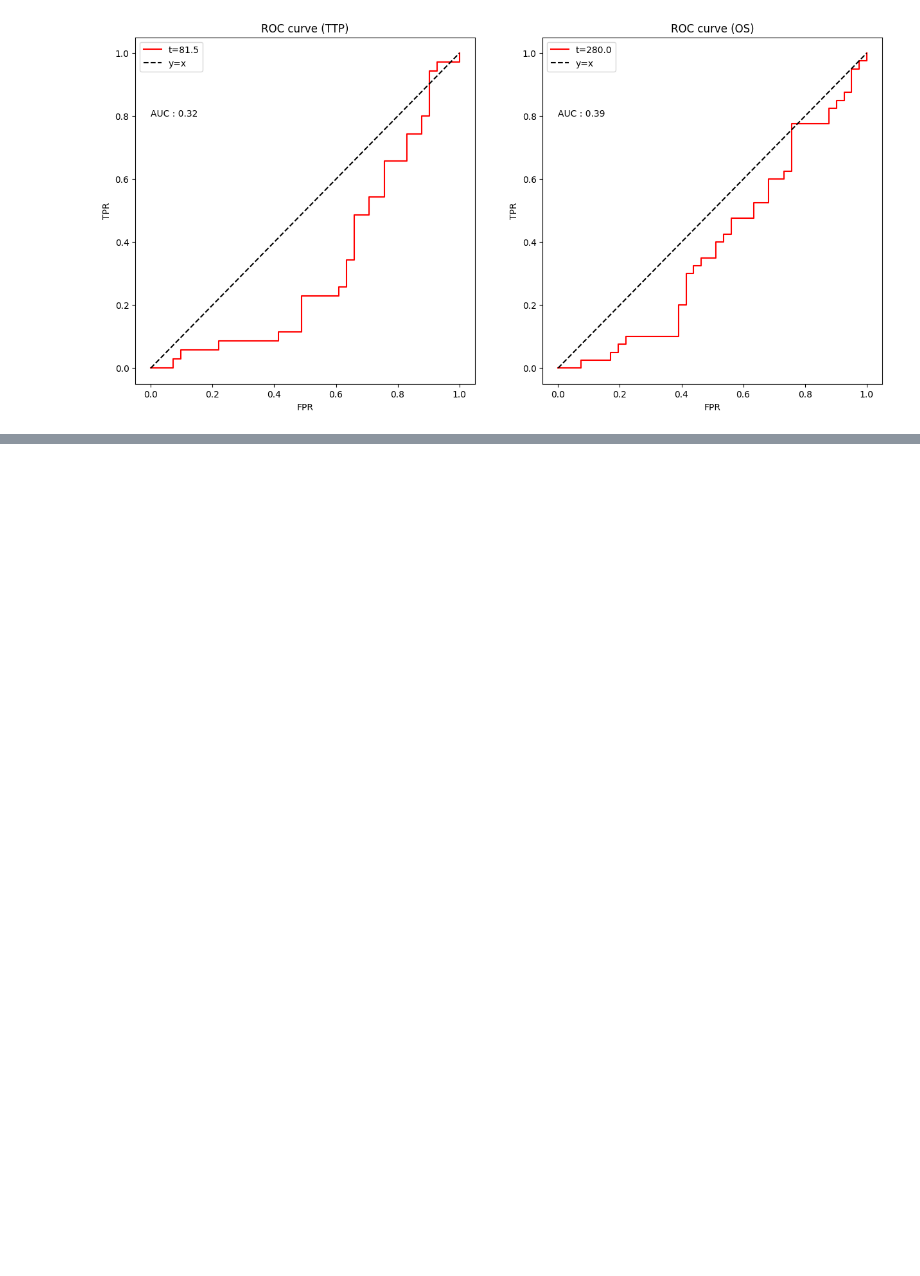
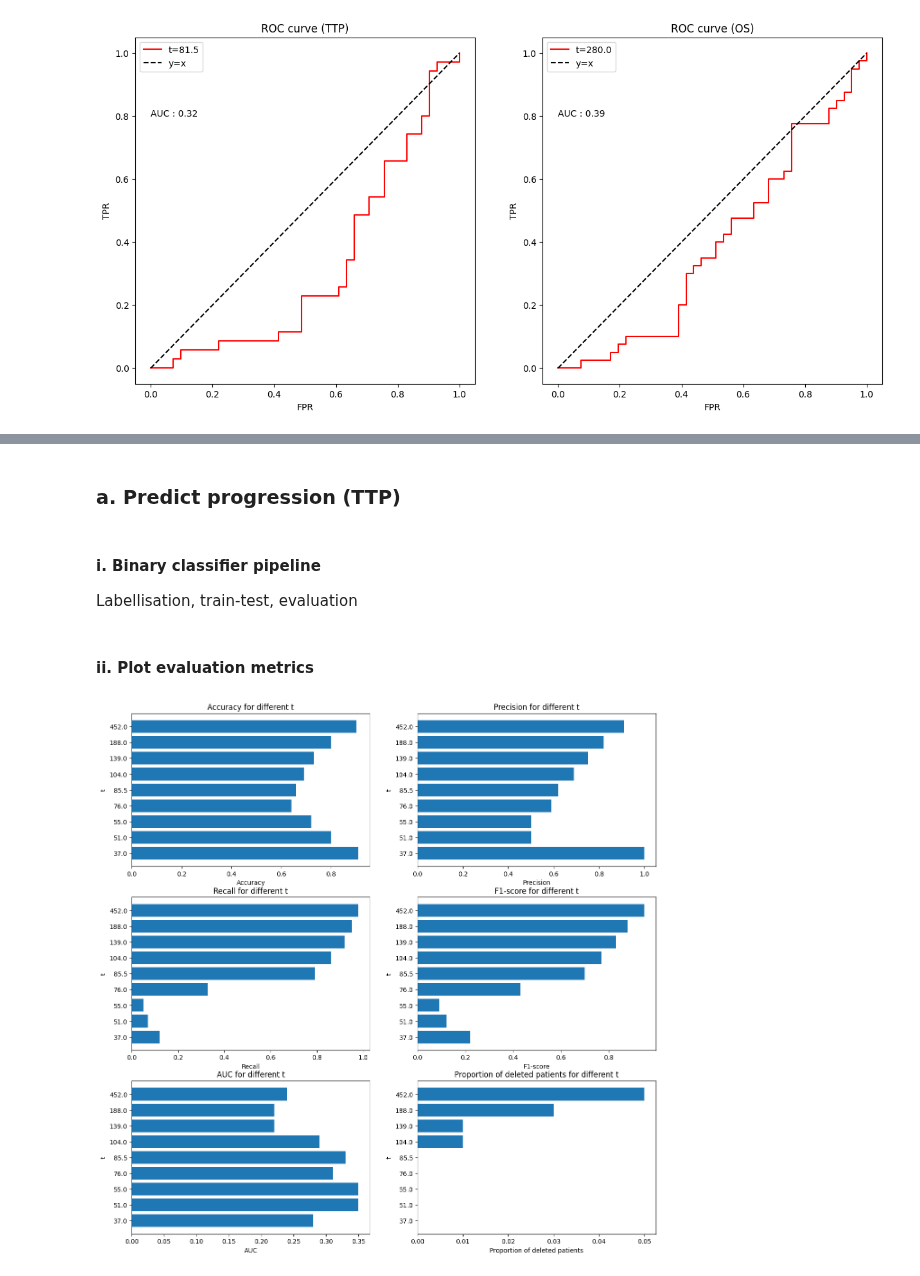
Before and after one commit to Arthur8754/mutational-signatures, a Jupyter notebook: binary-survival-analysis.ipynb, the cells around one changed output, grey strips where cells are left out. Drawn from its saved outputs; the diff is of its cells as text; code cells hidden in the pictures; blank space fills up the shorter version.

Commit message:
Test different values of t

```diff
--- a/binary-survival-analysis.ipynb
+++ b/binary-survival-analysis.ipynb
@@ -183,0 +187,2 @@ plt.savefig('ROC-curve-fixed-t.png')
+# %%
+Q = [0.1,0.2,0.3,0.4,0.5,0.6,0.7,0.8,0.9]
@@ -183,0 +293,16 @@ plt.savefig('ROC-curve-fixed-t.png')
+# %% [markdown]
+### a. Predict progression (TTP)
+# %%
+t_values_ttp = [np.quantile(time_ttp, q) for q in Q]
+# %% [markdown]
+#### i. Binary classifier pipeline
+Labellisation, train-test, evaluation
+# %%
+acc_values_ttp, pre_values_ttp, rec_values_ttp, f1_values_ttp, FPR_values_ttp, TPR_values_ttp, auc_values_ttp, to_drop_values_ttp = pipeline_binary_classifier(X_ttp, status_ttp, time_ttp, t_values_ttp)
+# %% [markdown]
+#### ii. Plot evaluation metrics
+# %%
+# From confusion matrix :
+compare_metrics(acc_values_ttp, pre_values_ttp, rec_values_ttp, auc_values_ttp, f1_values_ttp, to_drop_values_ttp, t_values_ttp, "TTP.png")
+# %% [output]
+[figure, added]
```
Also changed, not shown: parts of 10 cells of this notebook.
